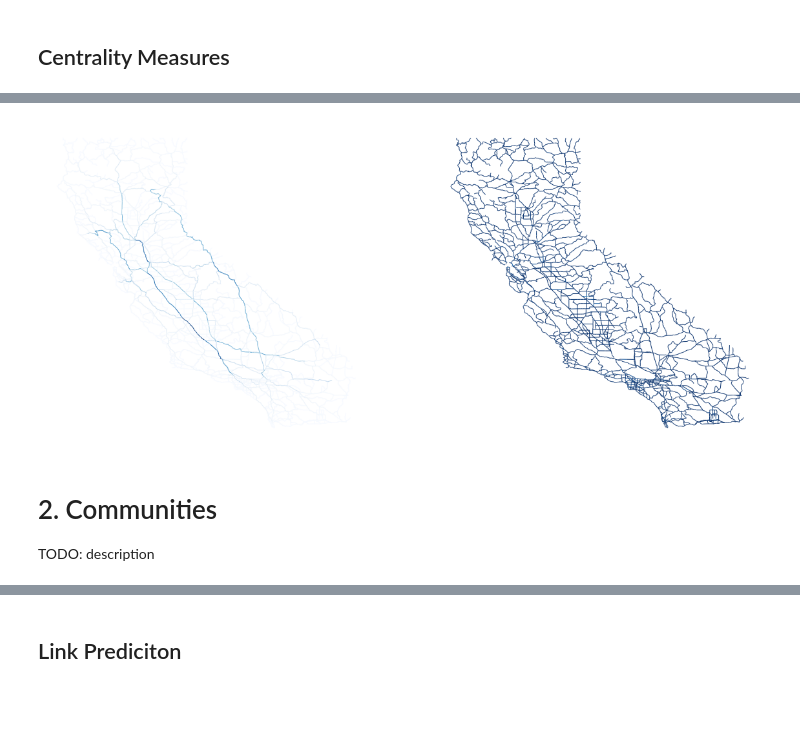
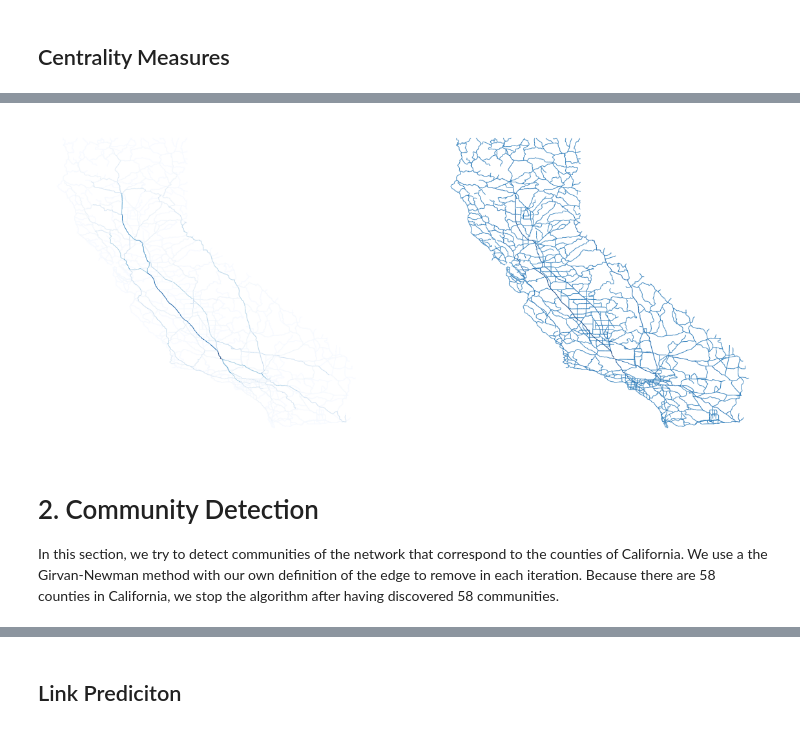
Before and after one commit to Jimmeeee/NA-project, a Jupyter notebook: notebooks/project.ipynb, the cells around one changed output, grey strips where cells are left out. Drawn from its saved outputs; the diff is of its cells as text; code cells hidden in the pictures; blank space fills up the shorter version.

```diff
--- a/notebooks/project.ipynb
+++ b/notebooks/project.ipynb
@@ -125,10 +145,19 @@ for v in G_merged:
 # %%
+def edges_num_pois(g):
+    """ Calculate the number of points of interest on all edges
+
+    Arguments:
+    g -- graph containing the edges
+
+    Returns:
+    dict with the edges as key and the number of points of interest as values
+    """
+    return {e: len(g[e[0]][e[1]]['pois']) for e in g.edges}
+
 # plot merged graph with intensity of edge based on number of points of interest
 plt.figure(figsize=(10,10))
 pos = nx.get_node_attributes(G_merged, 'pos')
-def edges_num_pois(g):
-    return [len(g[e[0]][e[1]]['pois']) for e in g.edges]
-nx.draw(G_merged, pos, node_size=0.0, edge_color=edges_num_pois(G_merged), edge_cmap=plt.cm.Blues, edge_vmin=0, edge_vmax=15)
+nx.draw(G_merged, pos, node_size=0.0, edge_color=edges_num_pois(G_merged).values(), edge_cmap=plt.cm.Blues, edge_vmin=0, edge_vmax=15)
 # %% [output]
 [figure]
 # %% [markdown]
@@ -243,22 +281,22 @@ nx.draw(G_merged, pos, edgelist=[], node_size=[(v*145)**110 for v in katz_list],
 # %%
 # edge betweenness centrality
 edge_betw_centr = nx.edge_betweenness_centrality(G_merged, weight='length', k=20)
-edge_betw_list = list(edge_betw_centr.values())
+test_measure = edge_betw_centr.copy()
+num_pois = edges_num_pois(G_merged)
 
-num_pois =  edges_num_pois(G_merged)
-test_measure = [edge_betw_list[i] - (num_pois[i]/1000.0) for i in range(len(num_pois))]
-#print(get_distribution(test_measure))
+for k in edge_betw_centr.keys():
+    test_measure[k] = edge_betw_centr[k] - num_pois[k]*1e-06
 
 plt.figure(figsize=(20,20))
 plt.subplot(221)
-nx.draw(G_merged, pos, node_size=0.0, edge_color=edge_betw_list, edge_cmap=plt.cm.Blues)
+nx.draw(G_merged, pos, node_size=0.0, edge_color=list(edge_betw_centr.values()), edge_cmap=plt.cm.Blues)
 
 plt.subplot(222)
-nx.draw(G_merged, pos, node_size=0.0, edge_color=test_measure, edge_cmap=plt.cm.Blues)
+nx.draw(G_merged, pos, node_size=0.0, edge_color=list(test_measure.values()), edge_cmap=plt.cm.Blues)
 # %% [output]
-[figure, old version]
+[figure, new version]
-# %% [markdown]
-# 2. Communities
-
-TODO: description
+# %% [markdown]
+# 2. Community Detection
+
+In this section, we try to detect communities of the network that correspond to the counties of California. We use a the Girvan-Newman method with our own definition of the edge to remove in each iteration. Because there are 58 counties in California, we stop the algorithm after having discovered 58 communities.
 # %%
```
Also changed, not shown: parts of 62 cells of this notebook, 1 other file.
